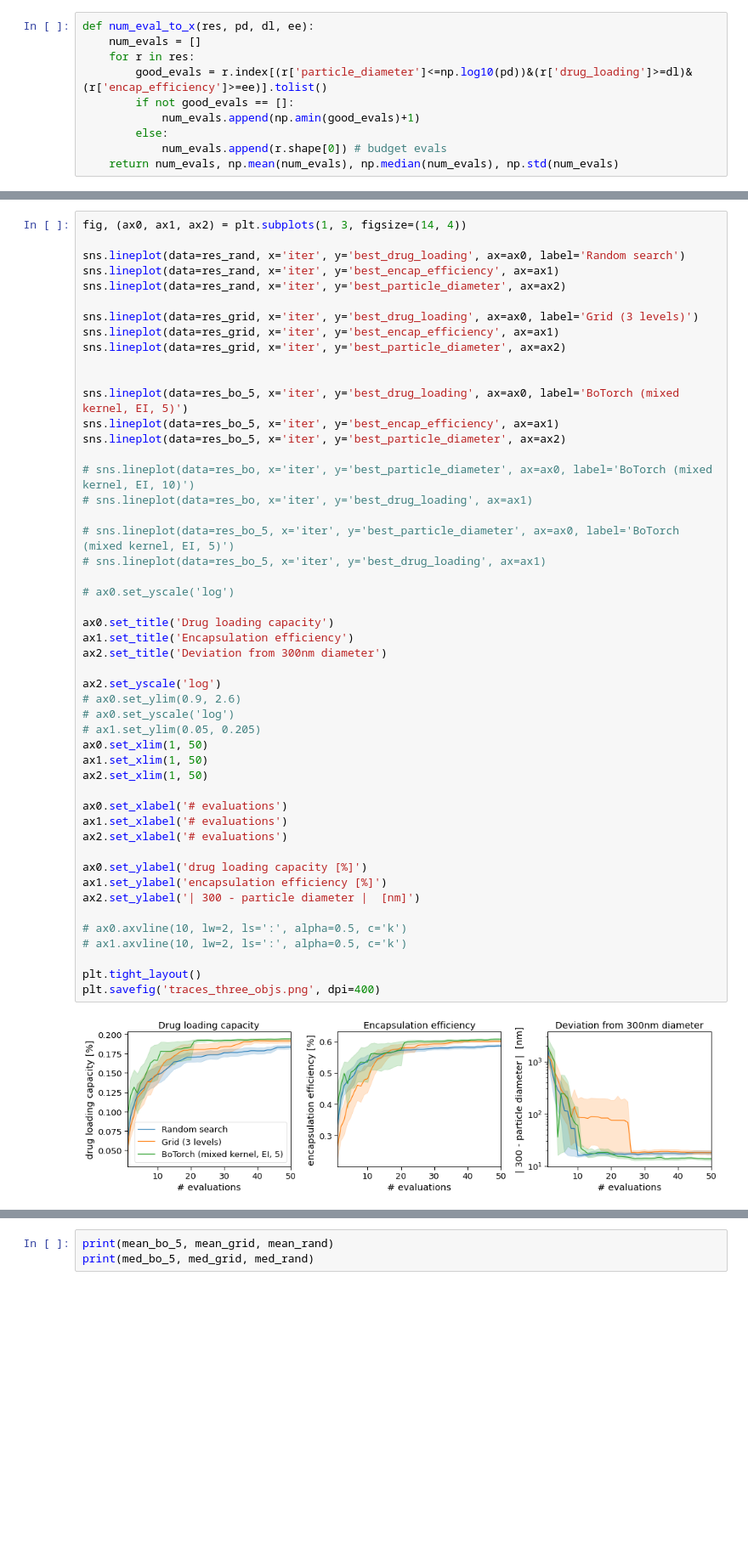
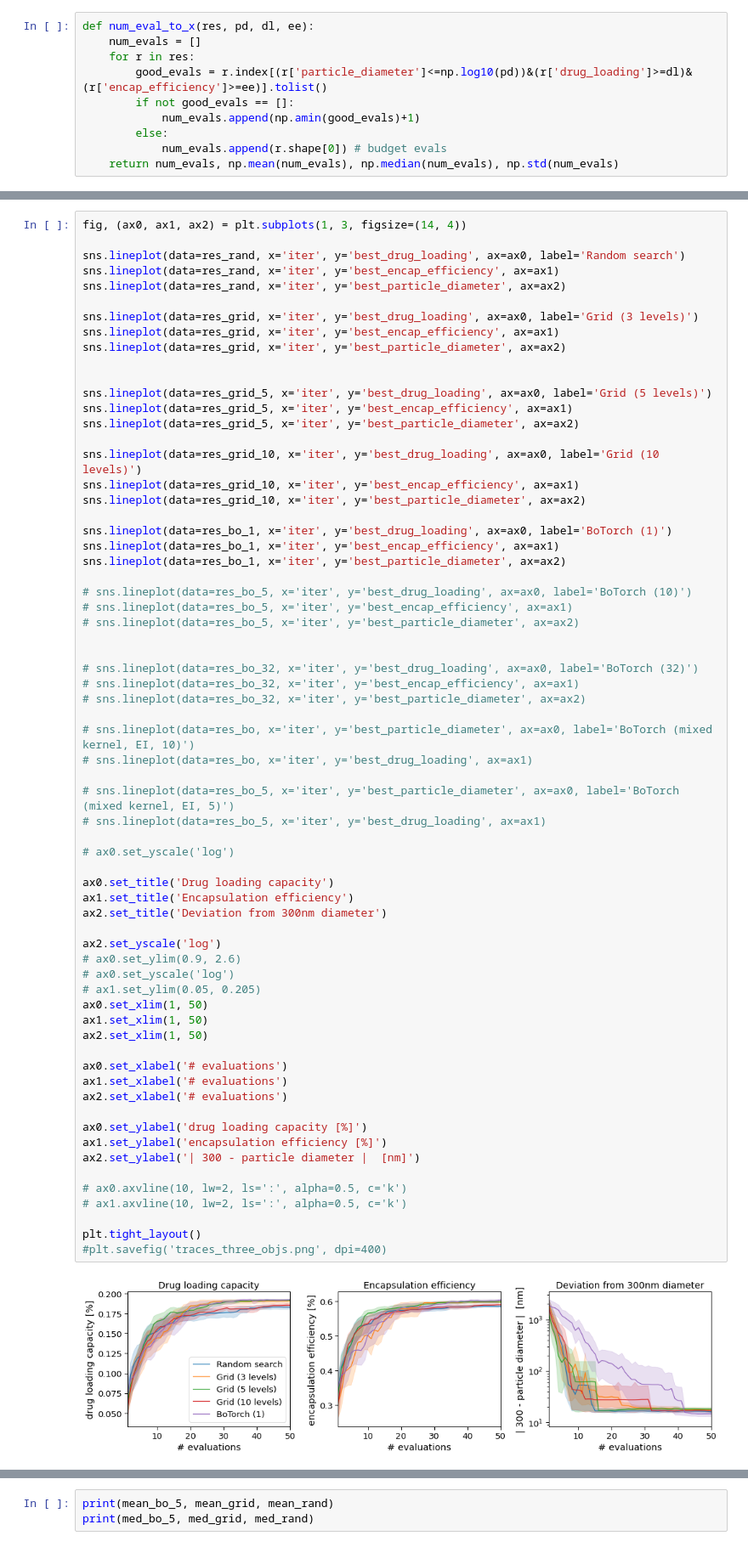
Before and after one commit to rileyhickman/atlas, a Jupyter notebook: examples/lnp/three_obj/plotting/plot_results.ipynb, the cells around one changed output, grey strips where cells are left out. Shown: that part at 85% size. Drawn from its saved outputs; the diff is of its cells as text; blank space fills up the shorter version.

```diff
--- a/examples/lnp/three_obj/plotting/plot_results.ipynb
+++ b/examples/lnp/three_obj/plotting/plot_results.ipynb
@@ -105,9 +136,26 @@ sns.lineplot(data=res_grid, x='iter', y='best_encap_efficiency', ax=ax1)
 sns.lineplot(data=res_grid, x='iter', y='best_particle_diameter', ax=ax2)
 
 
-sns.lineplot(data=res_bo_5, x='iter', y='best_drug_loading', ax=ax0, label='BoTorch (mixed kernel, EI, 5)')
-sns.lineplot(data=res_bo_5, x='iter', y='best_encap_efficiency', ax=ax1)
-sns.lineplot(data=res_bo_5, x='iter', y='best_particle_diameter', ax=ax2)
+sns.lineplot(data=res_grid_5, x='iter', y='best_drug_loading', ax=ax0, label='Grid (5 levels)')
+sns.lineplot(data=res_grid_5, x='iter', y='best_encap_efficiency', ax=ax1)
+sns.lineplot(data=res_grid_5, x='iter', y='best_particle_diameter', ax=ax2)
+
+sns.lineplot(data=res_grid_10, x='iter', y='best_drug_loading', ax=ax0, label='Grid (10 levels)')
+sns.lineplot(data=res_grid_10, x='iter', y='best_encap_efficiency', ax=ax1)
+sns.lineplot(data=res_grid_10, x='iter', y='best_particle_diameter', ax=ax2)
+
+sns.lineplot(data=res_bo_1, x='iter', y='best_drug_loading', ax=ax0, label='BoTorch (1)')
+sns.lineplot(data=res_bo_1, x='iter', y='best_encap_efficiency', ax=ax1)
+sns.lineplot(data=res_bo_1, x='iter', y='best_particle_diameter', ax=ax2)
+
+# sns.lineplot(data=res_bo_5, x='iter', y='best_drug_loading', ax=ax0, label='BoTorch (10)')
+# sns.lineplot(data=res_bo_5, x='iter', y='best_encap_efficiency', ax=ax1)
+# sns.lineplot(data=res_bo_5, x='iter', y='best_particle_diameter', ax=ax2)
+
+
+# sns.lineplot(data=res_bo_32, x='iter', y='best_drug_loading', ax=ax0, label='BoTorch (32)')
+# sns.lineplot(data=res_bo_32, x='iter', y='best_encap_efficiency', ax=ax1)
+# sns.lineplot(data=res_bo_32, x='iter', y='best_particle_diameter', ax=ax2)
 
 # sns.lineplot(data=res_bo, x='iter', y='best_particle_diameter', ax=ax0, label='BoTorch (mixed kernel, EI, 10)')
 # sns.lineplot(data=res_bo, x='iter', y='best_drug_loading', ax=ax1)
@@ -115,35 +163,35 @@ sns.lineplot(data=res_bo_5, x='iter', y='best_particle_diameter', ax=ax2)
 # sns.lineplot(data=res_bo_5, x='iter', y='best_particle_diameter', ax=ax0, label='BoTorch (mixed kernel, EI, 5)')
 # sns.lineplot(data=res_bo_5, x='iter', y='best_drug_loading', ax=ax1)
 
 # ax0.set_yscale('log')
 
 ax0.set_title('Drug loading capacity')
 ax1.set_title('Encapsulation efficiency')
 ax2.set_title('Deviation from 300nm diameter')
 
 ax2.set_yscale('log')
 # ax0.set_ylim(0.9, 2.6)
 # ax0.set_yscale('log')
 # ax1.set_ylim(0.05, 0.205)
 ax0.set_xlim(1, 50)
 ax1.set_xlim(1, 50)
 ax2.set_xlim(1, 50)
 
 ax0.set_xlabel('# evaluations')
 ax1.set_xlabel('# evaluations')
 ax2.set_xlabel('# evaluations')
 
 ax0.set_ylabel('drug loading capacity [%]')
 ax1.set_ylabel('encapsulation efficiency [%]')
 ax2.set_ylabel('| 300 - particle diameter |  [nm]')
 
 # ax0.axvline(10, lw=2, ls=':', alpha=0.5, c='k')
 # ax1.axvline(10, lw=2, ls=':', alpha=0.5, c='k')
 
 plt.tight_layout()
-plt.savefig('traces_three_objs.png', dpi=400)
+#plt.savefig('traces_three_objs.png', dpi=400)
 # %% [output]
-[figure, old version]
+[figure, new version]
 # %%
 fig, ax0 = plt.subplots(1, 1, figsize=(6, 4))
 
```
Also changed, not shown: parts of 7 cells of this notebook, 19 other files.
